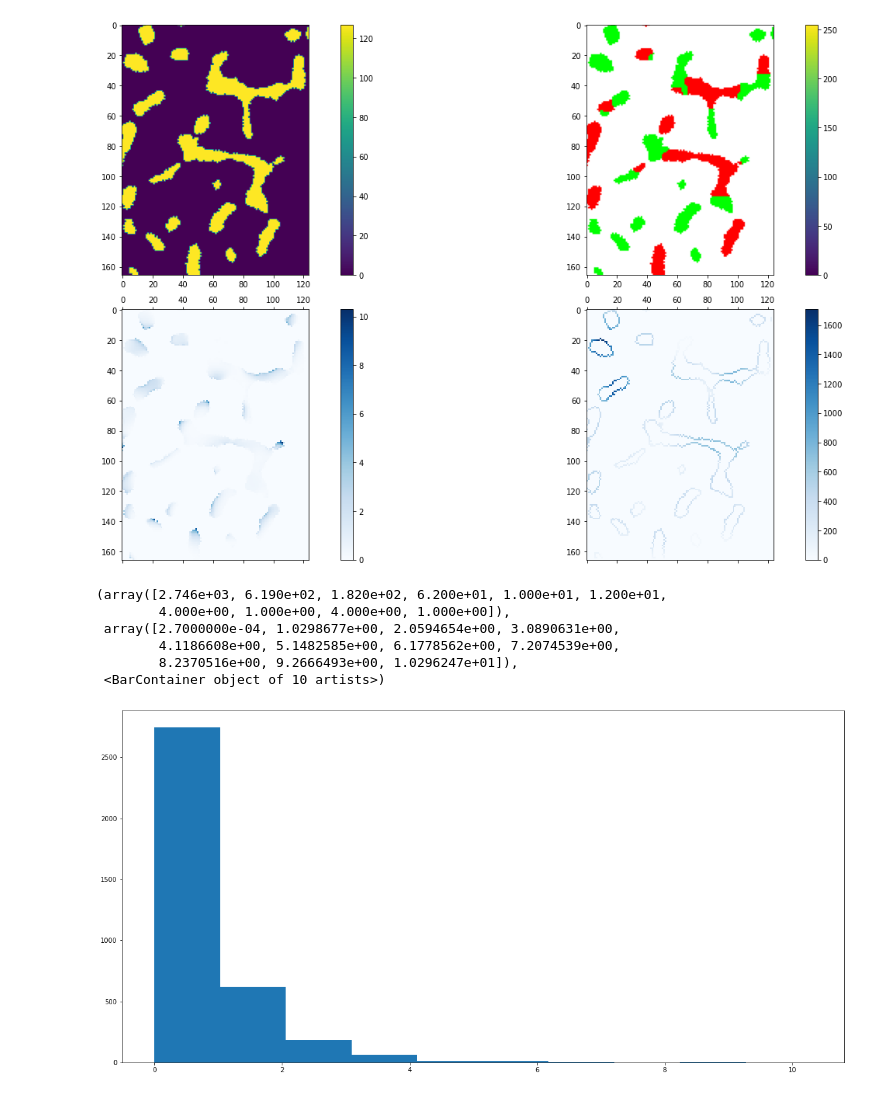
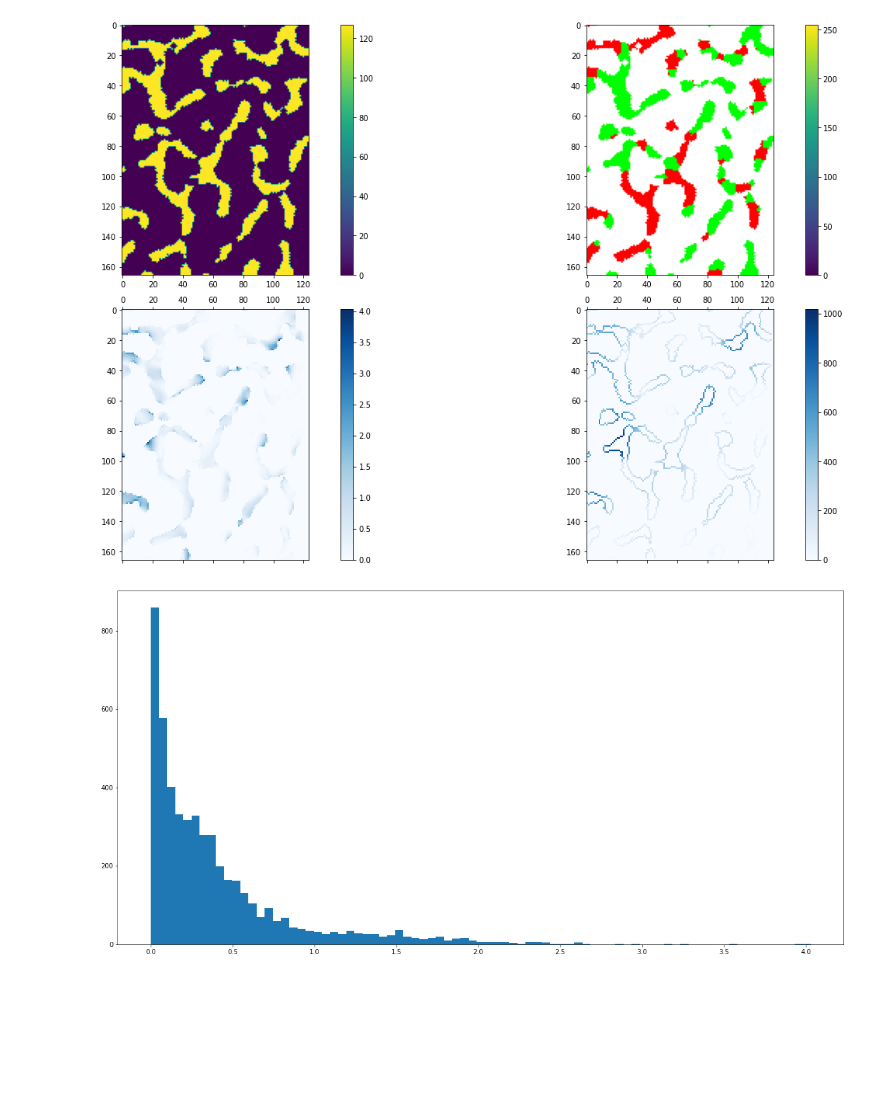
Before and after one commit to atdinescu/py_scripts, a Jupyter notebook: bone_remodeling_results.ipynb, the cells around one changed output. Drawn from its saved outputs; the diff is of its cells as text; code cells hidden in the pictures; blank space fills up the shorter version.

Commit message:
Change histogram to smaller bin sizes

```diff
--- a/bone_remodeling_results.ipynb
+++ b/bone_remodeling_results.ipynb
@@ -14,22 +15,22 @@ def open_sed(filename, filetype, dimX, dimY, dimZ):
 
     print(im[:,0,0])
 
-    slice = im[1,:,:]
+    slice = im[69,:,:]
 
     return slice
 # %%
 # Put in function so can open for each cycle number
 
-file = 'F:\Visual Studio Programs\ITS-Wholebone-microCT-Bone Remodeling\E0015896_ITS_L_1.raw'
+file = 'F:\Visual Studio Programs\ITS-Wholebone-microCT-Bone Remodeling\guinea pig test OA resorb 2x2x2 and form1 1500\E0015896_ITS_L_1.raw'
 im_slice = open_sed(file,'raw',124,166,74)
 
-file = 'F:\Visual Studio Programs\ITS-Wholebone-microCT-Bone Remodeling\E0015896_ITS_L_1_PR.raw'
+file = 'F:\Visual Studio Programs\ITS-Wholebone-microCT-Bone Remodeling\guinea pig test OA resorb 2x2x2 and form1 1500\E0015896_ITS_L_1_PR.raw'
 im_PRslice = open_sed(file,'raw',124,166,74)
 
-file_sed = 'F:\Visual Studio Programs\ITS-Wholebone-microCT-Bone Remodeling\E0015896_ITS_L_1.sed'
+file_sed = 'F:\Visual Studio Programs\ITS-Wholebone-microCT-Bone Remodeling\guinea pig test OA resorb 2x2x2 and form1 1500\E0015896_ITS_L_1.sed'
 im_sed = open_sed(file_sed,'sed',124,166,74)
 
-file_sumsed = 'F:\Visual Studio Programs\ITS-Wholebone-microCT-Bone Remodeling\E0015896_ITS_L_1.sumsed'
+file_sumsed = 'F:\Visual Studio Programs\ITS-Wholebone-microCT-Bone Remodeling\guinea pig test OA resorb 2x2x2 and form1 1500\E0015896_ITS_L_1.sumsed'
 im_sumsed = open_sed(file_sumsed,'sumsed',124,166,74)
 # %% [output]
 [  0   0   0   0   0   0   0   0   0   0   0   0   0   0   0   0   0   0
@@ -51,6 +52,7 @@ im_sumsed = open_sed(file_sumsed,'sumsed',124,166,74)
    0.         0.      ]
 # %%
-from matplotlib.cm import ScalarMappable
+# To Do: Label each subplot
+
 from matplotlib.colors import from_levels_and_colors
 
 # plot colormap of SED value for slice above
@@ -89,14 +91,10 @@ plt.tight_layout(h_pad=1)
 #        c = im2d_sed[j,i]
 #        ax.text(i,j,str(c),va='center',ha='center')
 # %% [output]
-[figure, old version]
+[figure, new version]
 # %%
-plt.hist(im_sed[im_sed>0])
+w = 0.05
+n = math.ceil((im_sed.max() - im_sed.min())/w)
+ax = plt.hist(im_sed[im_sed>0], bins = n)
 # %% [output]
-(array([2.746e+03, 6.190e+02, 1.820e+02, 6.200e+01, 1.000e+01, 1.200e+01,
-        4.000e+00, 1.000e+00, 4.000e+00, 1.000e+00]),
- array([2.7000000e-04, 1.0298677e+00, 2.0594654e+00, 3.0890631e+00,
-        4.1186608e+00, 5.1482585e+00, 6.1778562e+00, 7.2074539e+00,
-        8.2370516e+00, 9.2666493e+00, 1.0296247e+01]),
- <BarContainer object of 10 artists>)
-[figure, old version]
+[figure, new version]
```
Also changed, not shown: parts of 5 cells of this notebook.
